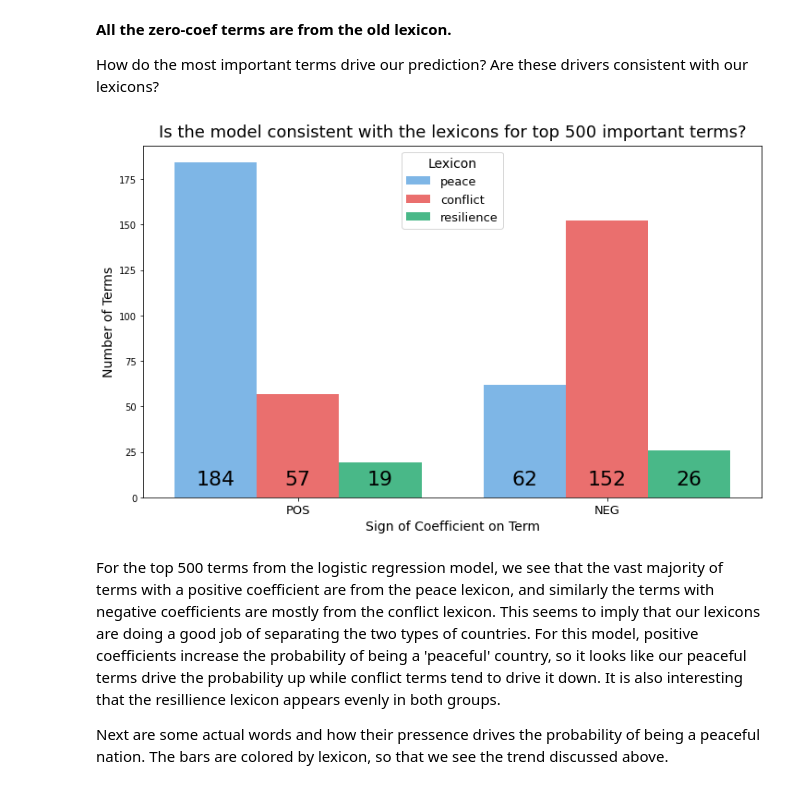
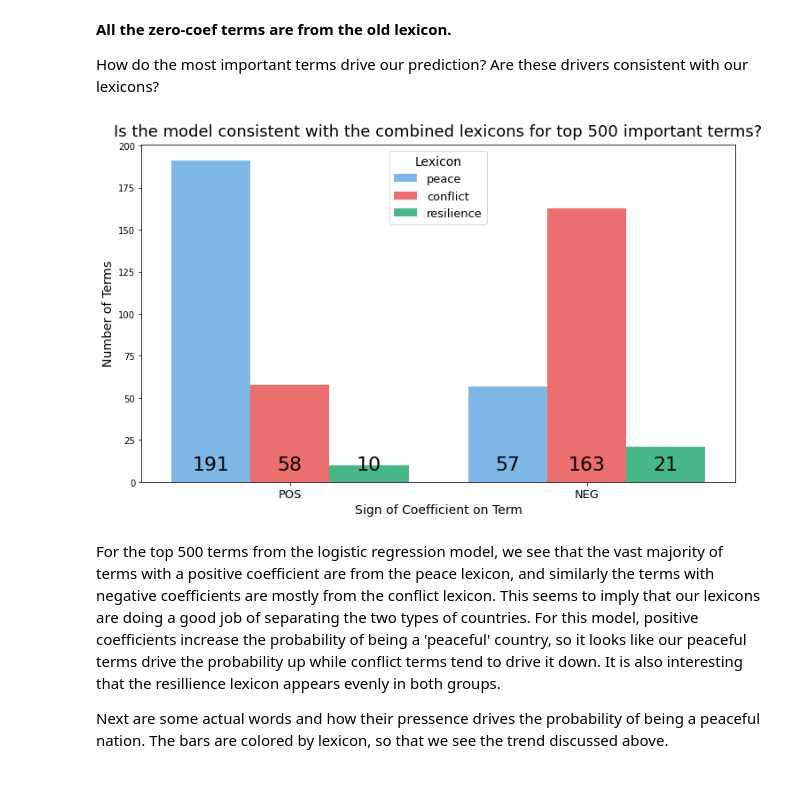
Before and after one commit to mbmackenzie/peace-speech-project, a Jupyter notebook: misc/Modeling with TF.ipynb, the cells around one changed output. Drawn from its saved outputs; the diff is of its cells as text; code cells hidden in the pictures.

```diff
--- a/misc/Modeling with TF.ipynb
+++ b/misc/Modeling with TF.ipynb
@@ -213,7 +225,7 @@ pipeline = Pipeline([
 grid = {
     "model": [
         DummyClassifier(),
-        LogisticRegressionCV(),
+        LogisticRegressionCV(penalty='l1', solver='liblinear'),
         RandomForestClassifier()
     ]
 }
@@ -289,7 +383,7 @@ plt.suptitle(title, fontsize=22);
 pipeline = Pipeline([
     ('tfidf', TfidfTransformer()),
     ('scale', StandardScaler(with_mean=False)),
-    ('model', LogisticRegressionCV())
+    ('model', LogisticRegressionCV(penalty='l1', solver='liblinear'))
 ])
 
 pipeline.fit(X_train, y_train);
@@ -304,0 +399,26 @@ plot_confusion_matrix(pipeline, X_train, y_train, ax=ax);
+# %%
+lexicon_simple = lexicon[["lexicon", "term" , "version"]]
+lexicon_simple["present"] = True
+lexicon_simple = lexicon_simple.pivot(
+    index=["lexicon", "term"],
+    columns="version",
+    values="present"
+).reset_index().replace(np.nan, False)
+
+def get_lexicon_version(row):
+    orig = row["Original"]
+    tf = row["Term Frequency"]
+    atten = row["Attention Layer"]
+
+    if all([orig, tf, atten]):
+        return "Original"
+    elif tf:
+        return "Term Frequency"
+    elif atten:
+        return "Attention Layer"
+
+    return "Original"
+
+lexicon_simple["version"] = lexicon_simple.apply(get_lexicon_version, axis=1)
+lexicon_simple = lexicon_simple[["lexicon", "version", "term"]]
+lexicon_simple
@@ -311,7 +445,7 @@ term_coef = pd.DataFrame(
 )
 
 term_coef = term_coef.merge(
-    lexicon.drop("num_words", axis=1),
+    lexicon_simple,
     on="term",
     how="left"
 )
@@ -327,9 +461,13 @@ term_coef["abs_coef"] = np.abs(term_coef.coef)
 term_coef["sign_coef"] = term_coef.coef.apply(lambda x: "POS" if np.sign(x) > 0 else "NEG")
 term_coef["importance_rank"] = term_coef.abs_coef.rank(method="min", ascending=False)
 term_coef["bar_color"] = term_coef.lexicon.apply(lambda x: colors[x])
+
 term_coef = term_coef.drop_duplicates("term", keep=False)
-
+term_coef = term_coef[term_coef.term.str.len() > 3]
 term_coef = term_coef.sort_values("abs_coef", ascending=False)
 
+term_coef.to_csv("../data/LR_term_coef.csv", index=False)
+
+print(term_coef.shape)
 term_coef.head()
 # %% [output]
@@ -363,27 +528,27 @@ How do the most important terms drive our prediction? Are these drivers consiste
 # %%
 lexicon_consistency = term_coef.sort_values("abs_coef", ascending=False).head(500)
 lexicon_consistency = lexicon_consistency.groupby(["sign_coef", "lexicon"]).size().rename("n").reset_index()
 lexicon_consistency = lexicon_consistency.sort_values(["sign_coef", "n"], ascending=False)
 lexicon_consistency["bar_color"] = lexicon_consistency.lexicon.apply(lambda x: colors[x])
 
 fig, ax = plt.subplots(figsize=(12, 7))
 sns.barplot(
     x="sign_coef",
     y="n",
     hue="lexicon",
     palette=lexicon_consistency.bar_color,
     data=lexicon_consistency
 )
 
-title = "Is the model consistent with the lexicons for top 500 important terms?"
+title = "Is the model consistent with the combined lexicons for top 500 important terms?"
 pretty_plot(ax, title, "Sign of Coefficient on Term", "Number of Terms")
 
 legend = plt.legend(title="Lexicon", loc="upper center", fontsize=13)
 legend.get_title().set_fontsize(14)
 
 annotateBars(ax)
 # %% [output]
-[figure, old version]
+[figure, new version]
 # %% [markdown]
 For the top 500 terms from the logistic regression model, we see that the vast majority of terms with a positive coefficient are from the peace lexicon, and similarly the terms with negative coefficients are mostly from the conflict lexicon. This seems to imply that our lexicons are doing a good job of separating the two types of countries. For this model, positive coefficients increase the probability of being a 'peaceful' country, so it looks like our peaceful terms drive the probability up while conflict terms tend to drive it down. It is also interesting that the resillience lexicon appears evenly in both groups.
 
```
Also changed, not shown: parts of 31 cells of this notebook, 2 other files.
